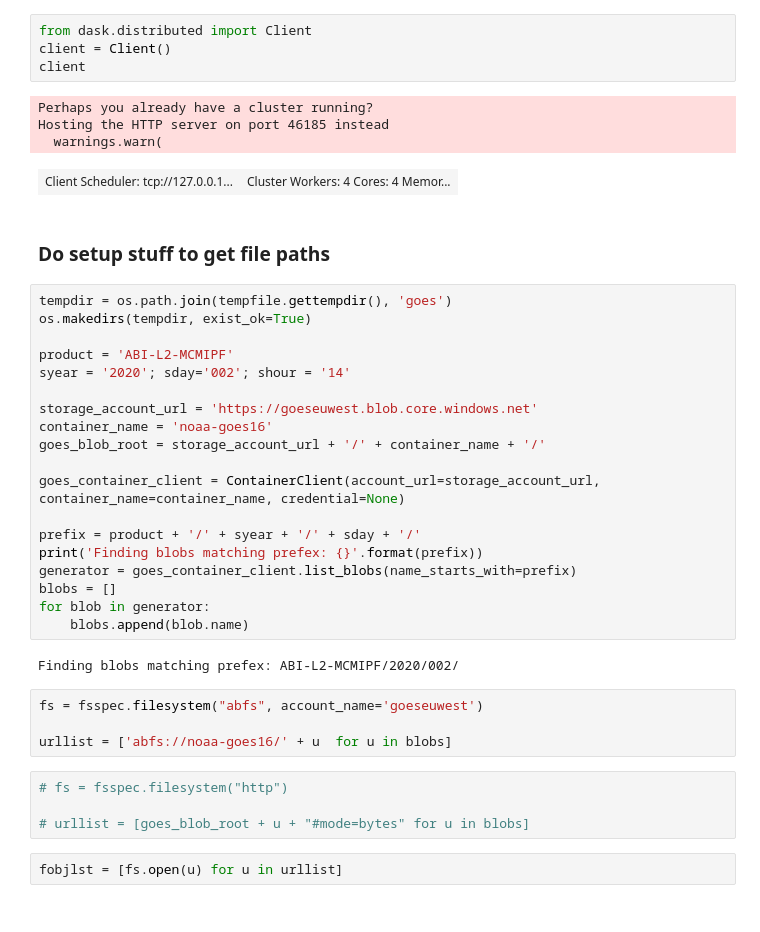
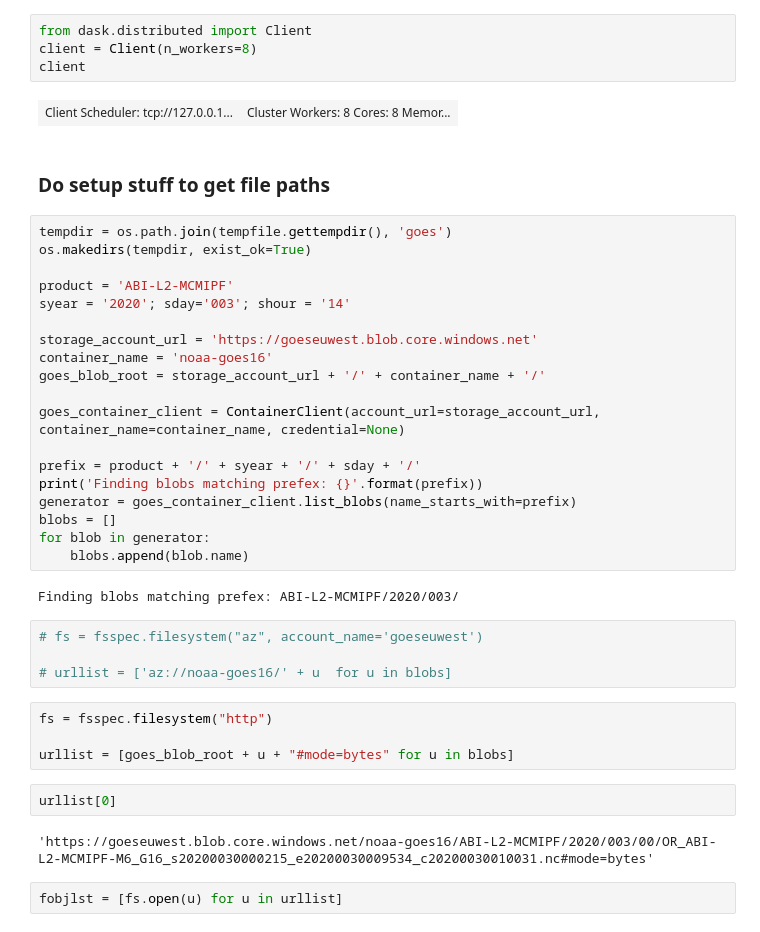
Before and after one commit to lsterzinger/cloud-optimized-satellite-data-tests, a Jupyter notebook: goes-16/netcdf/netcdf.ipynb, the cells around one changed output. Drawn from its saved outputs; the diff is of its cells as text.

```diff
--- a/goes-16/netcdf/netcdf.ipynb
+++ b/goes-16/netcdf/netcdf.ipynb
@@ -12,12 +24,9 @@ from azure.storage.blob import ContainerClient
 # %%
 from dask.distributed import Client
-client = Client()
+client = Client(n_workers=8)
 client
 # %% [output]
-Perhaps you already have a cluster running?
-Hosting the HTTP server on port 46185 instead
-  warnings.warn(
-| Client Scheduler: tcp://127.0.0.1... | Cluster Workers: 4 Cores: 4 Memor... |
+| Client Scheduler: tcp://127.0.0.1... | Cluster Workers: 8 Cores: 8 Memor... |
 # %% [markdown]
 ### Do setup stuff to get file paths
 # %%
@@ -25,7 +34,7 @@ tempdir = os.path.join(tempfile.gettempdir(), 'goes')
 os.makedirs(tempdir, exist_ok=True)
 
 product = 'ABI-L2-MCMIPF'
-syear = '2020'; sday='002'; shour = '14'
+syear = '2020'; sday='003'; shour = '14'
 
 storage_account_url = 'https://goeseuwest.blob.core.windows.net'
 container_name = 'noaa-goes16'
@@ -40,15 +49,19 @@ blobs = []
 for blob in generator:
     blobs.append(blob.name)
 # %% [output]
-Finding blobs matching prefex: ABI-L2-MCMIPF/2020/002/
+Finding blobs matching prefex: ABI-L2-MCMIPF/2020/003/
 # %%
-fs = fsspec.filesystem("abfs", account_name='goeseuwest')
+# fs = fsspec.filesystem("az", account_name='goeseuwest')
 
-urllist = ['abfs://noaa-goes16/' + u  for u in blobs]
+# urllist = ['az://noaa-goes16/' + u  for u in blobs]
 # %%
-# fs = fsspec.filesystem("http")
+fs = fsspec.filesystem("http")
 
-# urllist = [goes_blob_root + u + "#mode=bytes" for u in blobs]
+urllist = [goes_blob_root + u + "#mode=bytes" for u in blobs]
+# %%
+urllist[0]
+# %% [output]
+'https://goeseuwest.blob.core.windows.net/noaa-goes16/ABI-L2-MCMIPF/2020/003/00/OR_ABI-L2-MCMIPF-M6_G16_s20200030000215_e20200030009534_c20200030010031.nc#mode=bytes'
 # %%
 fobjlst = [fs.open(u) for u in urllist]
 # %%
```
Also changed, not shown: parts of 18 cells of this notebook, 1 other file.
